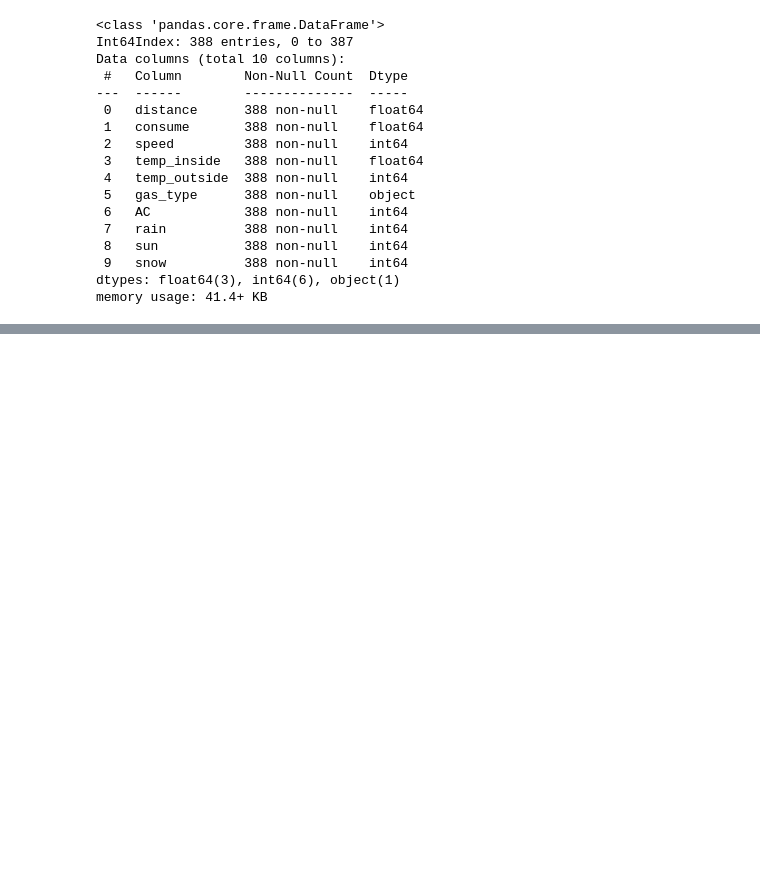
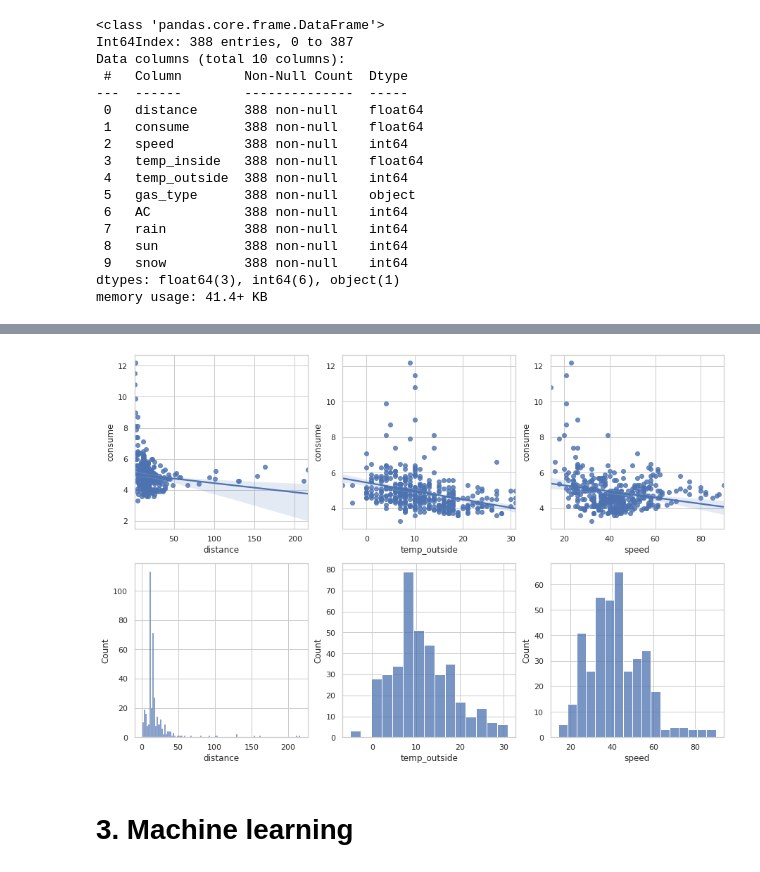
Before and after one commit to VictorRodriguezIronhack/reto_data, a Jupyter notebook: 1_Data_treatment.ipynb, the cells around one changed output, grey strips where cells are left out. Saved outputs shown, nothing was run; the diff lists cells and outputs as text; code cells hidden in the pictures; blank space fills up the shorter version.

```diff
--- a/1_Data_treatment.ipynb
+++ b/1_Data_treatment.ipynb
@@ -146,0 +216,12 @@ memory usage: 41.4+ KB
+# %%
+fig, axs = plt.subplots(nrows=2, ncols=3, figsize=(15,10))
+sns.regplot(data=consumos, x='distance', y='consume', ax = axs[0,0]);
+sns.regplot(data=consumos, x='temp_outside', y='consume', ax=axs[0,1]);
+sns.regplot(data=consumos, x='speed', y='consume', ax = axs[0,2]);
+sns.histplot(consumos.distance, ax=axs[1,0]);
+sns.histplot(consumos.temp_outside, ax=axs[1,1]);
+sns.histplot(consumos.speed, ax=axs[1,2]);
+# %% [output]
+[figure, added]
+# %% [markdown]
+# 3. Machine learning
```
Also changed, not shown: parts of 20 cells of this notebook.
